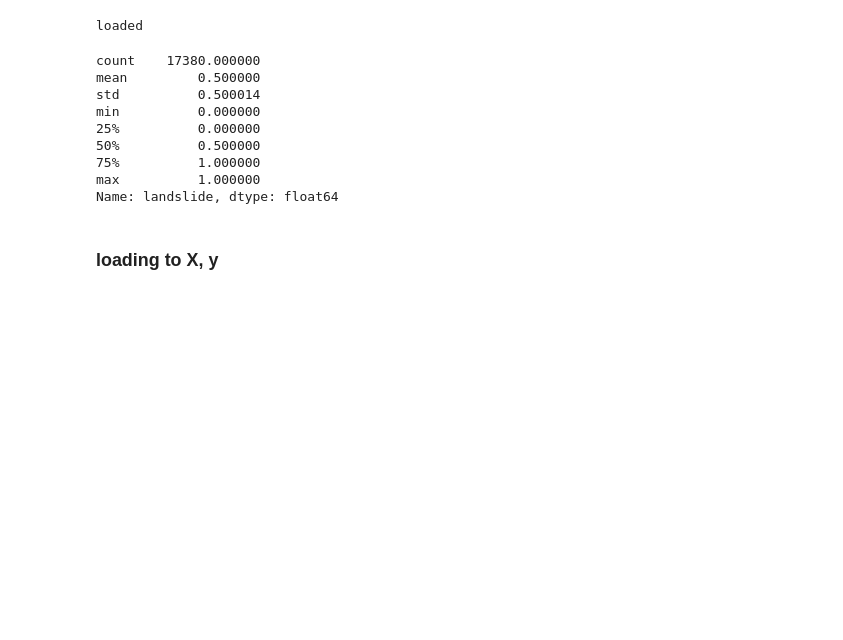
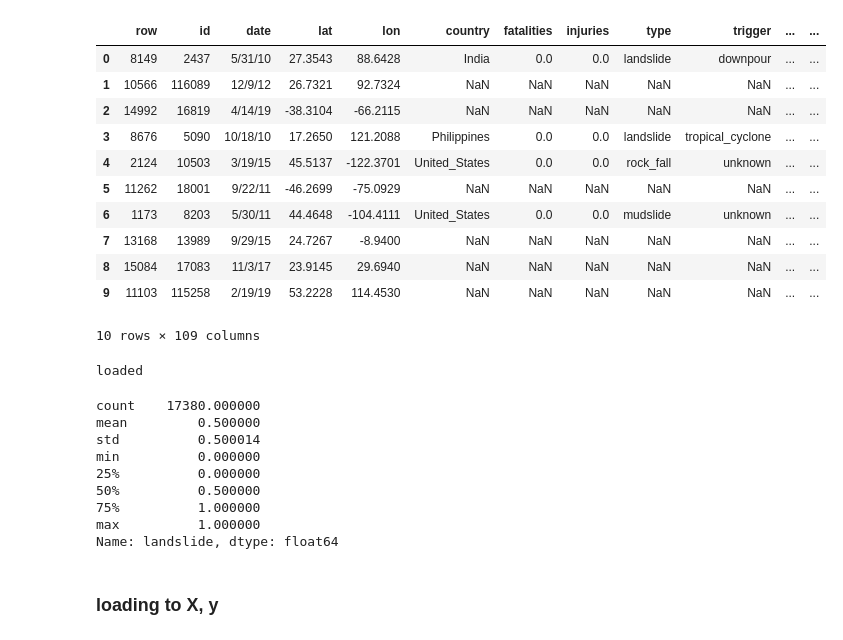
Before and after one commit to Arsalaan-Alam/landsafe, a Jupyter notebook: main.ipynb, the cells around one changed output. Drawn from its saved outputs; the diff is of its cells as text; code cells hidden in the pictures; blank space fills up the shorter version.

```diff
--- a/main.ipynb
+++ b/main.ipynb
@@ -13,4 +13,19 @@ from sklearn.decomposition import PCA
 from tqdm import tqdm
 from sklearn.ensemble import RandomForestClassifier
 import warnings
+# %%
+df.head(10)
+# %% [output]
+|  | row | id | date | lat | lon | country | fatalities | injuries | type | trigger | ... | ... |
+| 0 | 8149 | 2437 | 5/31/10 | 27.3543 | 88.6428 | India | 0.0 | 0.0 | landslide | downpour | ... | ... |
+| 1 | 10566 | 116089 | 12/9/12 | 26.7321 | 92.7324 | NaN | NaN | NaN | NaN | NaN | ... | ... |
+| 2 | 14992 | 16819 | 4/14/19 | -38.3104 | -66.2115 | NaN | NaN | NaN | NaN | NaN | ... | ... |
+| 3 | 8676 | 5090 | 10/18/10 | 17.2650 | 121.2088 | Philippines | 0.0 | 0.0 | landslide | tropical_cyclone | ... | ... |
+| 4 | 2124 | 10503 | 3/19/15 | 45.5137 | -122.3701 | United_States | 0.0 | 0.0 | rock_fall | unknown | ... | ... |
+| 5 | 11262 | 18001 | 9/22/11 | -46.2699 | -75.0929 | NaN | NaN | NaN | NaN | NaN | ... | ... |
+| 6 | 1173 | 8203 | 5/30/11 | 44.4648 | -104.4111 | United_States | 0.0 | 0.0 | mudslide | unknown | ... | ... |
+| 7 | 13168 | 13989 | 9/29/15 | 24.7267 | -8.9400 | NaN | NaN | NaN | NaN | NaN | ... | ... |
+| 8 | 15084 | 17083 | 11/3/17 | 23.9145 | 29.6940 | NaN | NaN | NaN | NaN | NaN | ... | ... |
+| 9 | 11103 | 115258 | 2/19/19 | 53.2228 | 114.4530 | NaN | NaN | NaN | NaN | NaN | ... | ... |
+10 rows × 109 columns
 # %%
```
Also changed, not shown: parts of 8 cells of this notebook.
